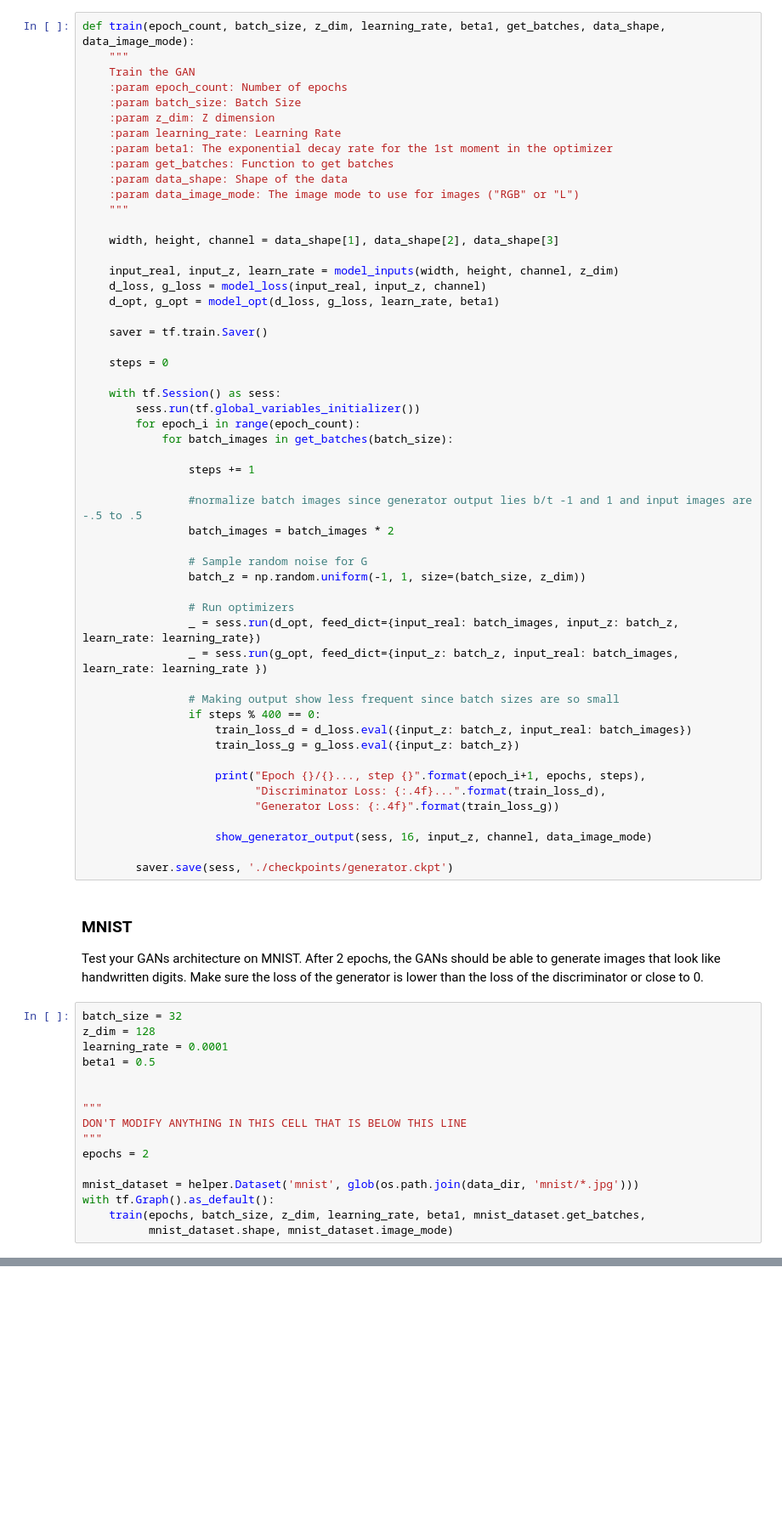
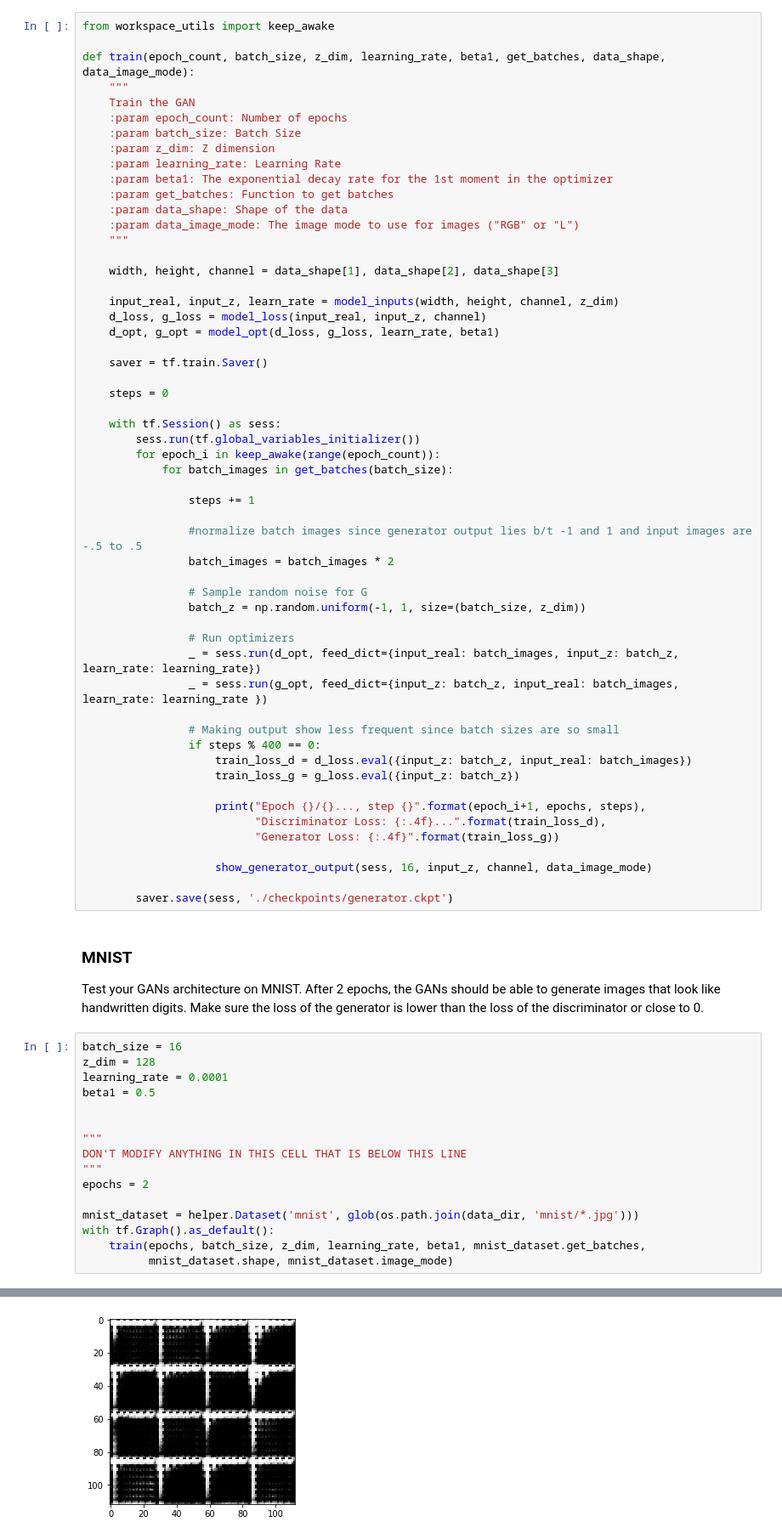
Before and after one commit to kwidmann137/Udacity-Deep-Learning, a Jupyter notebook: face_generation/dlnd_face_generation.ipynb, the cells around one changed output, grey strips where cells are left out. Shown at 85% size. Saved outputs shown, nothing was run; the diff lists cells and outputs as text; blank space fills up the shorter version.

Commit message:
Updating face_generation project to contain updates from workspace

```diff
--- a/face_generation/dlnd_face_generation.ipynb
+++ b/face_generation/dlnd_face_generation.ipynb
@@ -347,6 +347,8 @@ Implement `train` to build and train the GANs.  Use the following functions you
 
 Use the `show_generator_output` to show `generator` output while you train. Running `show_generator_output` for every batch will drastically increase training time and increase the size of the notebook.  It's recommended to print the `generator` output every 100 batches.
 # %%
+from workspace_utils import keep_awake
+
 def train(epoch_count, batch_size, z_dim, learning_rate, beta1, get_batches, data_shape, data_image_mode):
     """
     Train the GAN
@@ -372,7 +374,7 @@ def train(epoch_count, batch_size, z_dim, learning_rate, beta1, get_batches, dat
 
     with tf.Session() as sess:
         sess.run(tf.global_variables_initializer())
-        for epoch_i in range(epoch_count):
+        for epoch_i in keep_awake(range(epoch_count)):
             for batch_images in get_batches(batch_size):
 
                 steps += 1
@@ -403,7 +405,7 @@ def train(epoch_count, batch_size, z_dim, learning_rate, beta1, get_batches, dat
 ### MNIST
 Test your GANs architecture on MNIST.  After 2 epochs, the GANs should be able to generate images that look like handwritten digits.  Make sure the loss of the generator is lower than the loss of the discriminator or close to 0.
 # %%
-batch_size = 32
+batch_size = 16
 z_dim = 128
 learning_rate = 0.0001
 beta1 = 0.5
@@ -425,0 +425 @@ Caused by op 'discriminator/Maximum_2', defined at:
+[figure, added]
```
Also changed, not shown: parts of 3 cells of this notebook, 1 other file.
